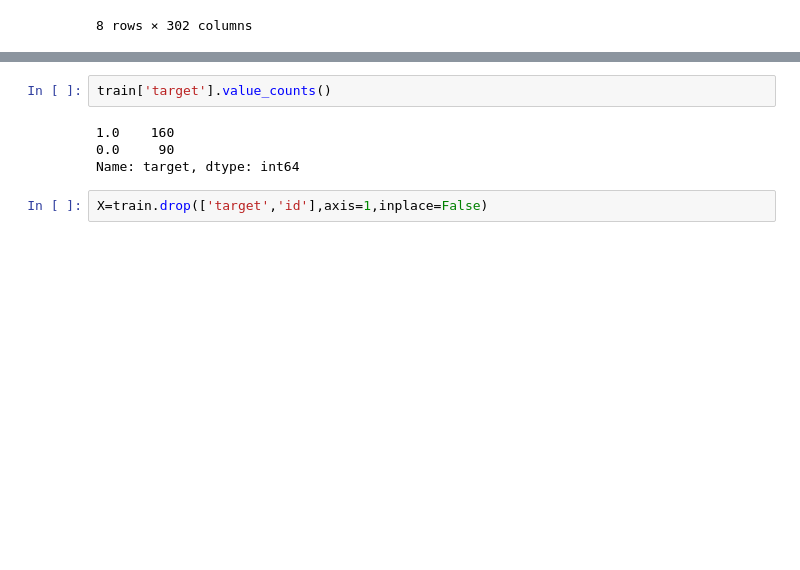
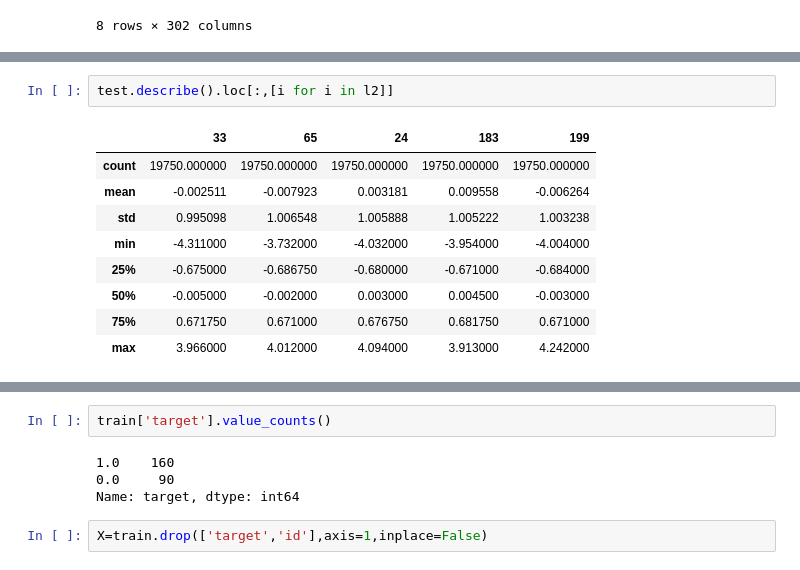
Before and after one commit to borisilin85/Kaggle, a Jupyter notebook: dont_overfitt/DontOverfitt.ipynb, the cells around one changed output, grey strips where cells are left out. Drawn from its saved outputs; the diff is of its cells as text; blank space fills up the shorter version.

```diff
--- a/dont_overfitt/DontOverfitt.ipynb
+++ b/dont_overfitt/DontOverfitt.ipynb
@@ -67,0 +68,12 @@ train.describe()
+# %%
+test.describe().loc[:,[i for i in l2]]
+# %% [output]
+|  | 33 | 65 | 24 | 183 | 199 |
+| count | 19750.000000 | 19750.000000 | 19750.000000 | 19750.000000 | 19750.000000 |
+| mean | -0.002511 | -0.007923 | 0.003181 | 0.009558 | -0.006264 |
+| std | 0.995098 | 1.006548 | 1.005888 | 1.005222 | 1.003238 |
+| min | -4.311000 | -3.732000 | -4.032000 | -3.954000 | -4.004000 |
+| 25% | -0.675000 | -0.686750 | -0.680000 | -0.671000 | -0.684000 |
+| 50% | -0.005000 | -0.002000 | 0.003000 | 0.004500 | -0.003000 |
+| 75% | 0.671750 | 0.671000 | 0.676750 | 0.681750 | 0.671000 |
+| max | 3.966000 | 4.012000 | 4.094000 | 3.913000 | 4.242000 |
```
Also changed, not shown: parts of 39 cells of this notebook, 10 other files.
